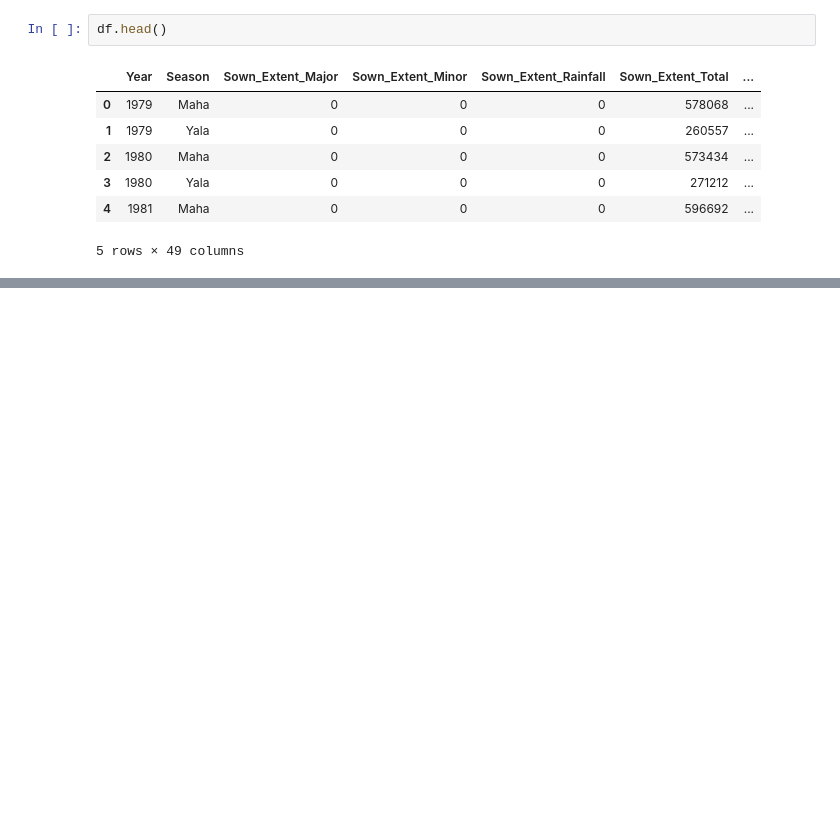
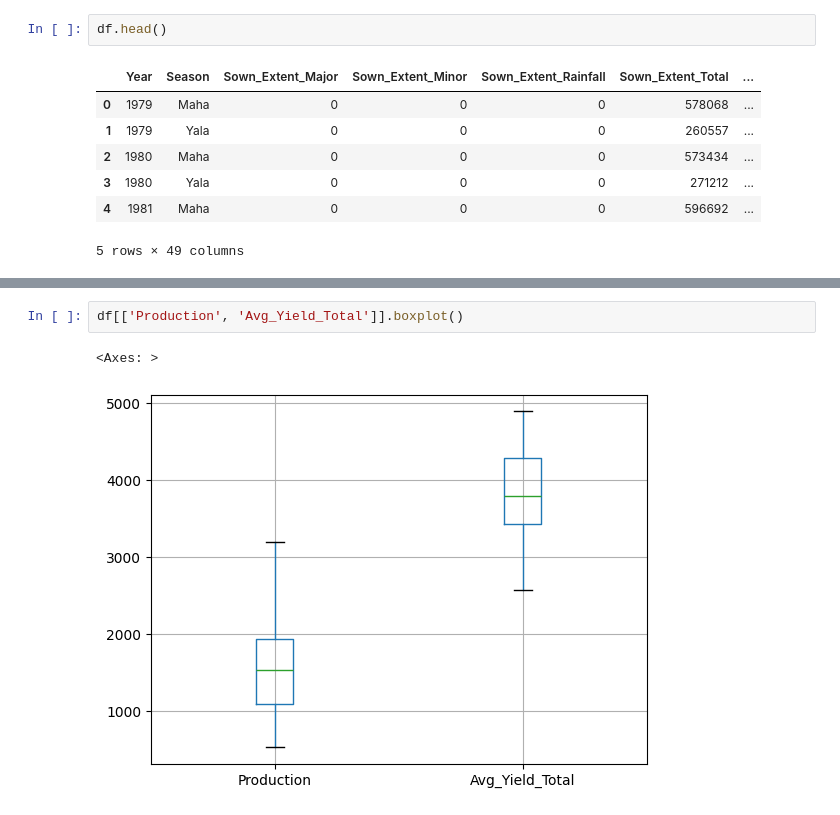
Before and after one commit to AchiniWathsala/Forecasting_Paddy_Production, a Jupyter notebook: paddy_production.ipynb, the cells around one changed output, grey strips where cells are left out. Cells and saved outputs as stored; diff of their text form; blank space fills up the shorter version.

```diff
--- a/paddy_production.ipynb
+++ b/paddy_production.ipynb
@@ -526,0 +559,5 @@ plt.show()
+# %%
+df[['Production', 'Avg_Yield_Total']].boxplot()
+# %% [output]
+<Axes: >
+[figure, added]
```
Also changed, not shown: parts of 46 cells of this notebook, 2 other files.
